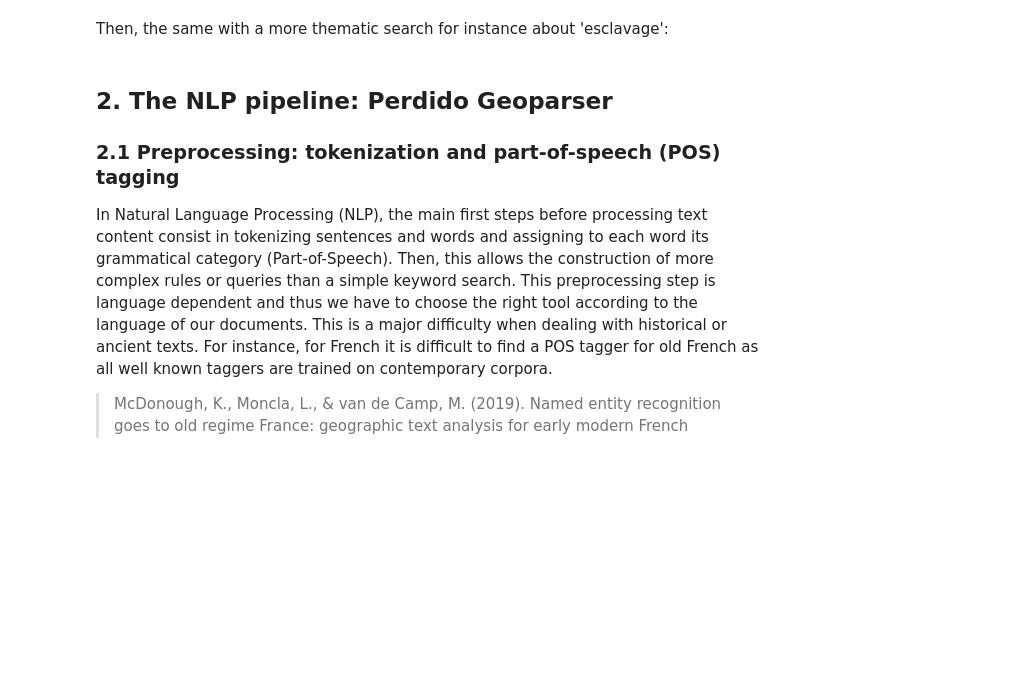
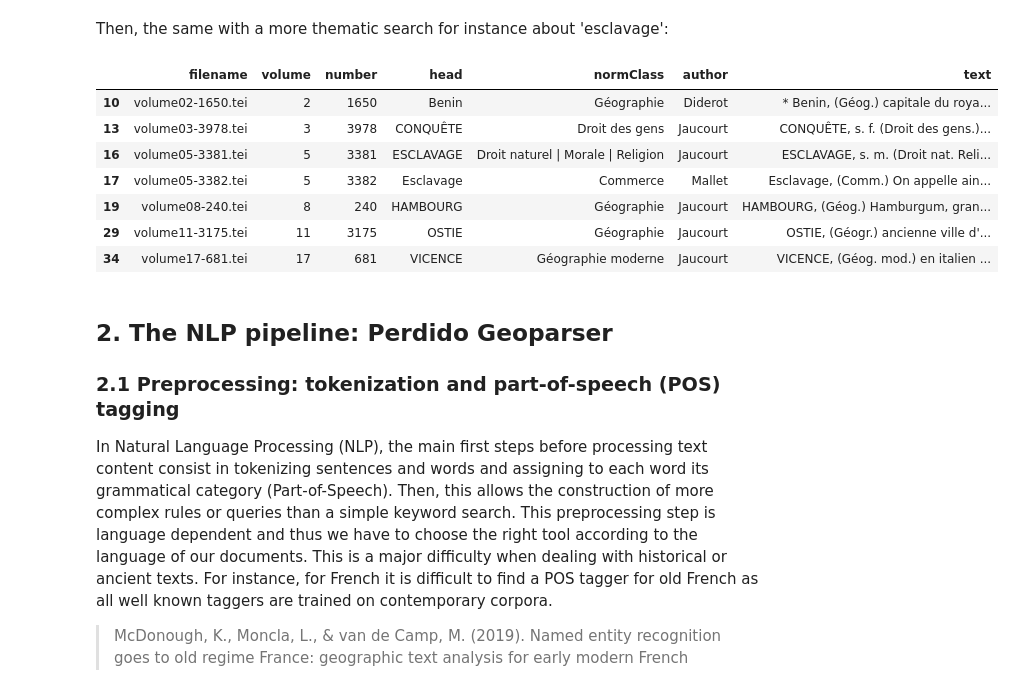
Before and after one commit to ludovicmoncla/SunoikisisDC-Summer2022-Session9, a Jupyter notebook: GeoparsingEncyclopedie.ipynb, the cells around one changed output. Drawn from its saved outputs; the diff is of its cells as text; code cells hidden in the pictures; blank space fills up the shorter version.

```diff
--- a/GeoparsingEncyclopedie.ipynb
+++ b/GeoparsingEncyclopedie.ipynb
@@ -140,7 +193,16 @@ dataset[dataset['text'].str.contains("océan pacifique|mer pacifique", case=Fals
 # %% [markdown]
 Then, the same with a more thematic search for instance about 'esclavage':
 # %%
-ddatasetf[dataset['text'].str.contains("esclavage", case=False)]
+dataset[dataset['text'].str.contains("esclavage", case=False)]
+# %% [output]
+|  | filename | volume | number | head | normClass | author | text |
+| 10 | volume02-1650.tei | 2 | 1650 | Benin | Géographie | Diderot | * Benin, (Géog.) capitale du roya... |
+| 13 | volume03-3978.tei | 3 | 3978 | CONQUÊTE | Droit des gens | Jaucourt | CONQUÊTE, s. f. (Droit des gens.)... |
+| 16 | volume05-3381.tei | 5 | 3381 | ESCLAVAGE | Droit naturel | Morale | Religion | Jaucourt | ESCLAVAGE, s. m. (Droit nat. Reli... |
+| 17 | volume05-3382.tei | 5 | 3382 | Esclavage | Commerce | Mallet | Esclavage, (Comm.) On appelle ain... |
+| 19 | volume08-240.tei | 8 | 240 | HAMBOURG | Géographie | Jaucourt | HAMBOURG, (Géog.) Hamburgum, gran... |
+| 29 | volume11-3175.tei | 11 | 3175 | OSTIE | Géographie | Jaucourt | OSTIE, (Géogr.) ancienne ville d'... |
+| 34 | volume17-681.tei | 17 | 681 | VICENCE | Géographie moderne | Jaucourt | VICENCE, (Géog. mod.) en italien ... |
 # %% [markdown]
 ## 2. The NLP pipeline: Perdido Geoparser
 
```
Also changed, not shown: parts of 20 cells of this notebook.
